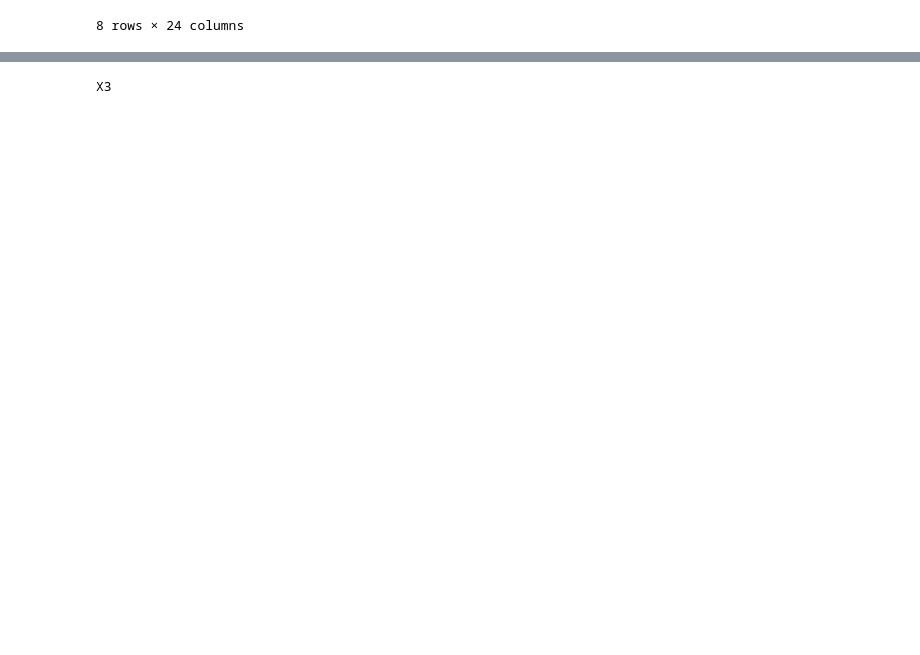
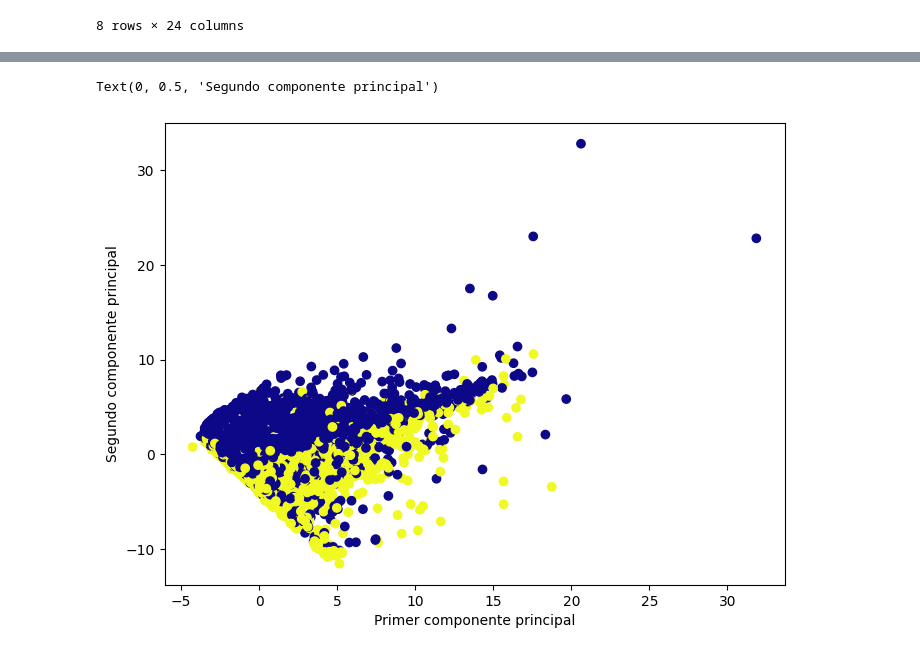
Before and after one commit to PosgradoMNA/actividades-del-projecto-96, a Jupyter notebook: Semana-4/ActividadSemana4.ipynb, the cells around one changed output, grey strips where cells are left out. Drawn from its saved outputs; the diff is of its cells as text; code cells hidden in the pictures; blank space fills up the shorter version.

```diff
--- a/Semana-4/ActividadSemana4.ipynb
+++ b/Semana-4/ActividadSemana4.ipynb
@@ -69,6 +69,6 @@ scaler.fit(x)
 scaledData = scaler.transform(x)
 # %%
 from sklearn.decomposition import PCA
-pca = PCA(n_components=2)
+pca = PCA(n_components=24)
 pca.fit(scaledData)
 # %% [output]
@@ -78,5 +103,8 @@ x_pca = pca.transform(scaledData)
 # %%
 plt.figure(figsize=(8,6))
-plt.scatter(x_pca[:,0],x_)
+plt.scatter(x_pca[:,0],x_pca[:,1],c=x['Y'],cmap='plasma')
+plt.xlabel('Primer componente principal')
+plt.ylabel('Segundo componente principal')
 # %% [output]
-X3
+Text(0, 0.5, 'Segundo componente principal')
+[figure, added]
```
Also changed, not shown: parts of 2 cells of this notebook.
